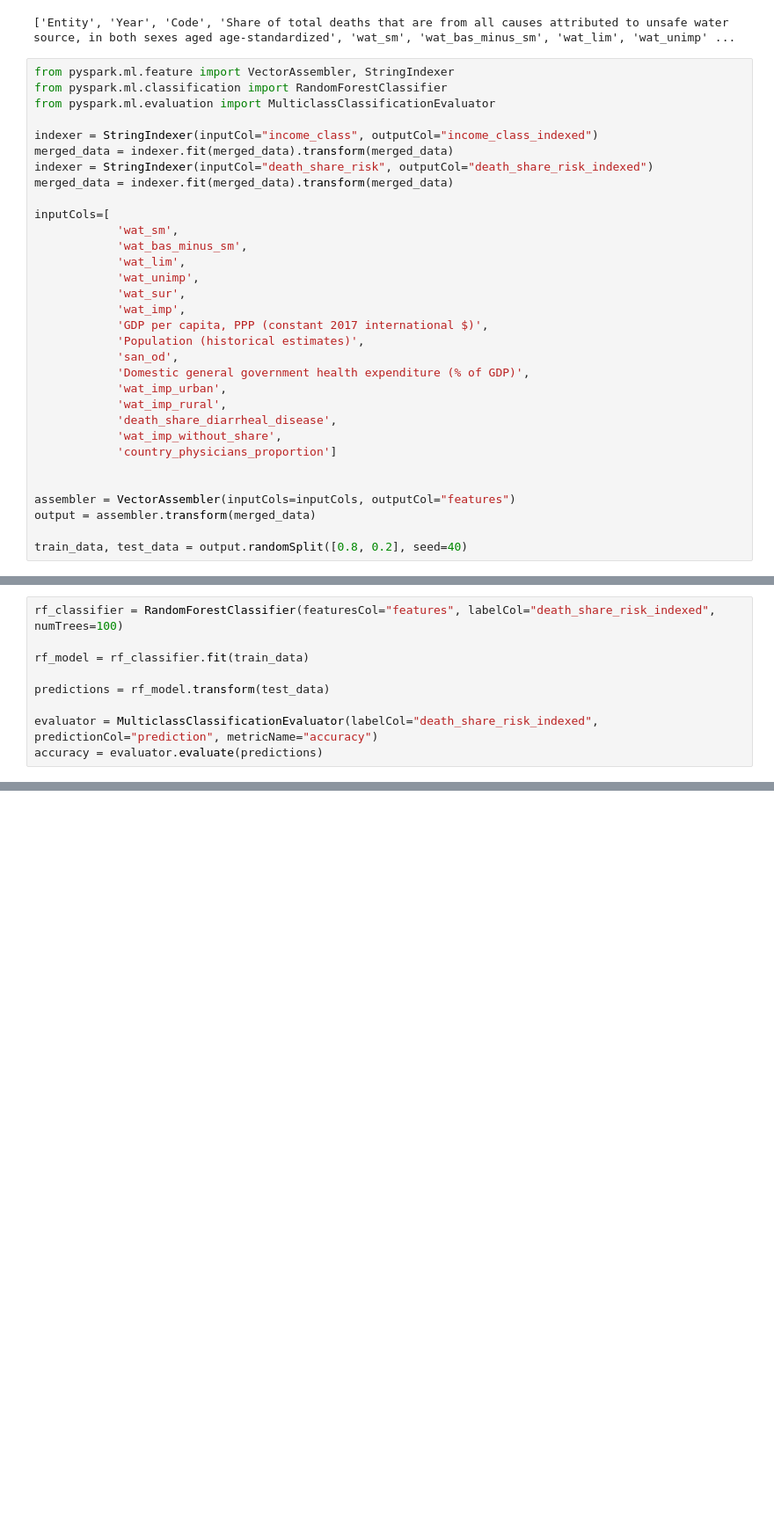
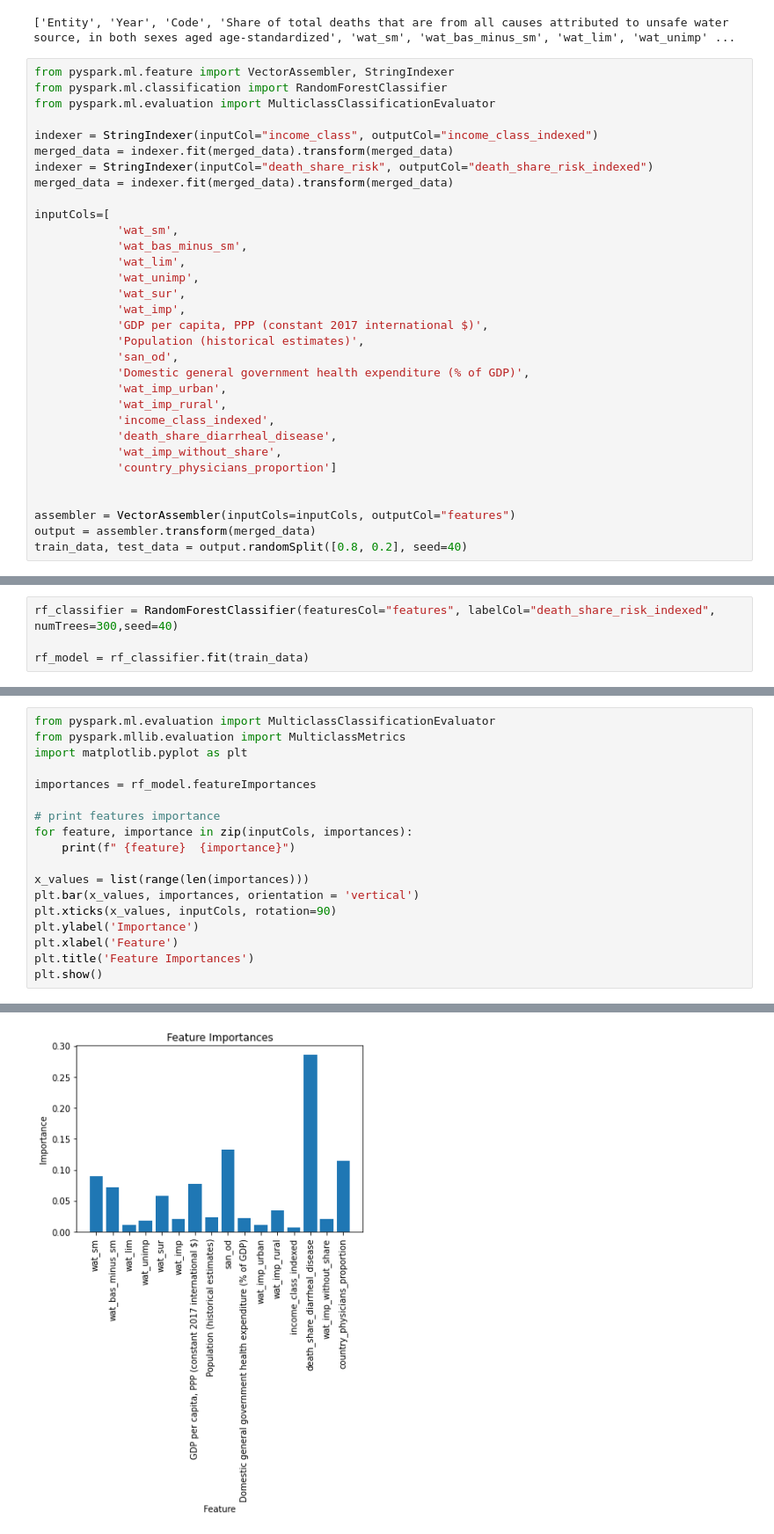
Before and after one commit to tpan501/iteration-4, a Jupyter notebook: iteration4.ipynb, the cells around one changed output, grey strips where cells are left out. Shown at 88% size. Saved outputs shown, nothing was run; the diff lists cells and outputs as text; blank space fills up the shorter version.

Commit message:
section 7 data mining

```diff
--- a/iteration4.ipynb
+++ b/iteration4.ipynb
@@ -1424,6 +1424,7 @@ inputCols=[
             'Domestic general government health expenditure (% of GDP)',
             'wat_imp_urban',
             'wat_imp_rural',
+            'income_class_indexed',
             'death_share_diarrheal_disease',
             'wat_imp_without_share',
             'country_physicians_proportion']
@@ -1431,5 +1432,4 @@ inputCols=[
 
 assembler = VectorAssembler(inputCols=inputCols, outputCol="features")
 output = assembler.transform(merged_data)
-
 train_data, test_data = output.randomSplit([0.8, 0.2], seed=40)
@@ -1436,10 +1444,5 @@ train_data, test_data = output.randomSplit([0.8, 0.2], seed=40)
 # %%
-rf_classifier = RandomForestClassifier(featuresCol="features", labelCol="death_share_risk_indexed", numTrees=100)
+rf_classifier = RandomForestClassifier(featuresCol="features", labelCol="death_share_risk_indexed", numTrees=300,seed=40)
 
 rf_model = rf_classifier.fit(train_data)
-
-predictions = rf_model.transform(test_data)
-
-evaluator = MulticlassClassificationEvaluator(labelCol="death_share_risk_indexed", predictionCol="prediction", metricName="accuracy")
-accuracy = evaluator.evaluate(predictions)
 # %% [output]
@@ -1448,0 +1459,19 @@ print(f"Test accuracy: {accuracy:.3f}")
+# %%
+from pyspark.ml.evaluation import MulticlassClassificationEvaluator
+from pyspark.mllib.evaluation import MulticlassMetrics
+import matplotlib.pyplot as plt
+
+importances = rf_model.featureImportances
+
+# print features importance
+for feature, importance in zip(inputCols, importances):
+    print(f" {feature}  {importance}")
+
+x_values = list(range(len(importances)))
+plt.bar(x_values, importances, orientation = 'vertical')
+plt.xticks(x_values, inputCols, rotation=90)
+plt.ylabel('Importance')
+plt.xlabel('Feature')
+plt.title('Feature Importances')
+plt.show()
+# %% [output]
@@ -1448,0 +1494 @@ print(f"Test accuracy: {accuracy:.3f}")
+[figure, added]
```
Also changed, not shown: parts of 8 cells of this notebook.
